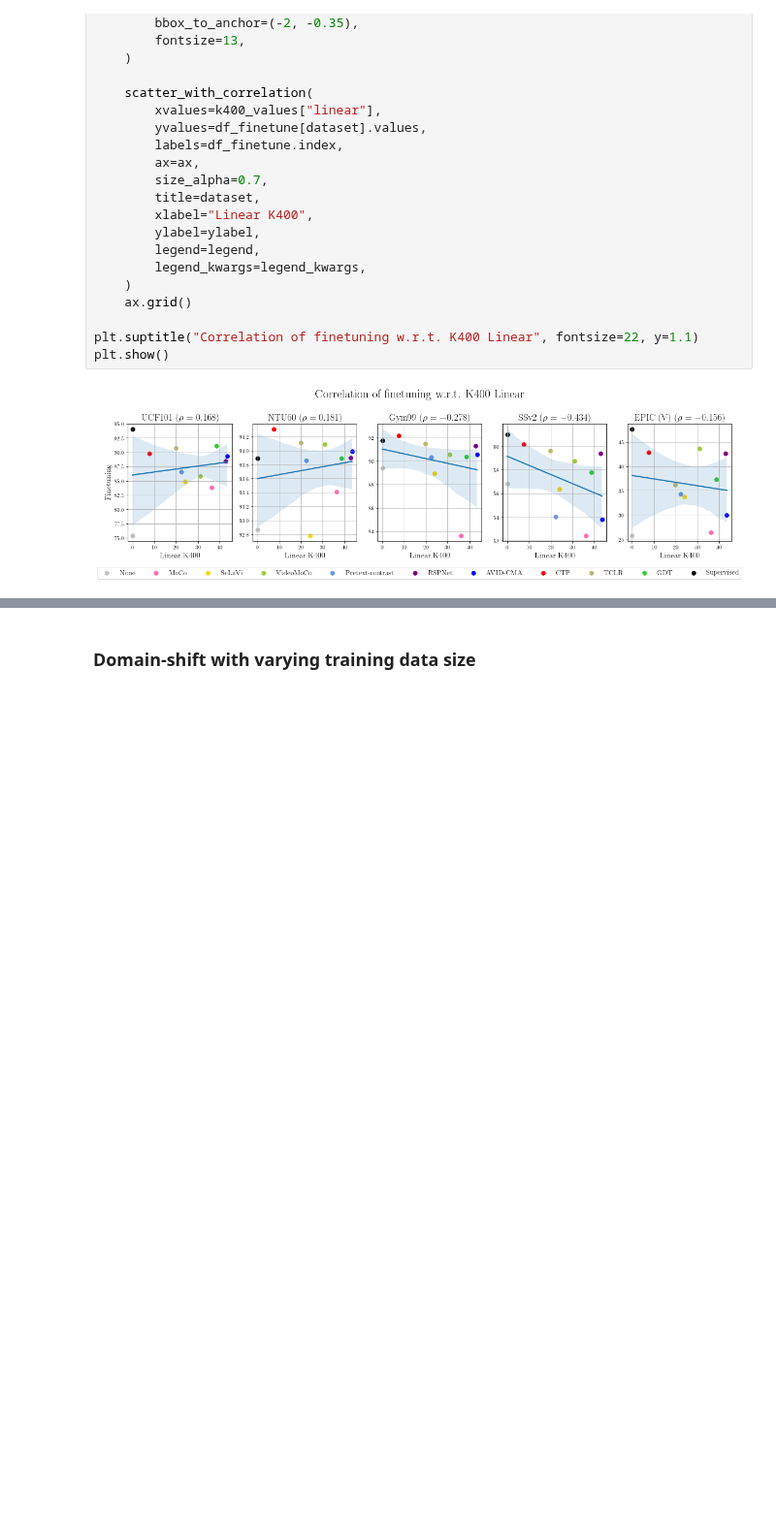
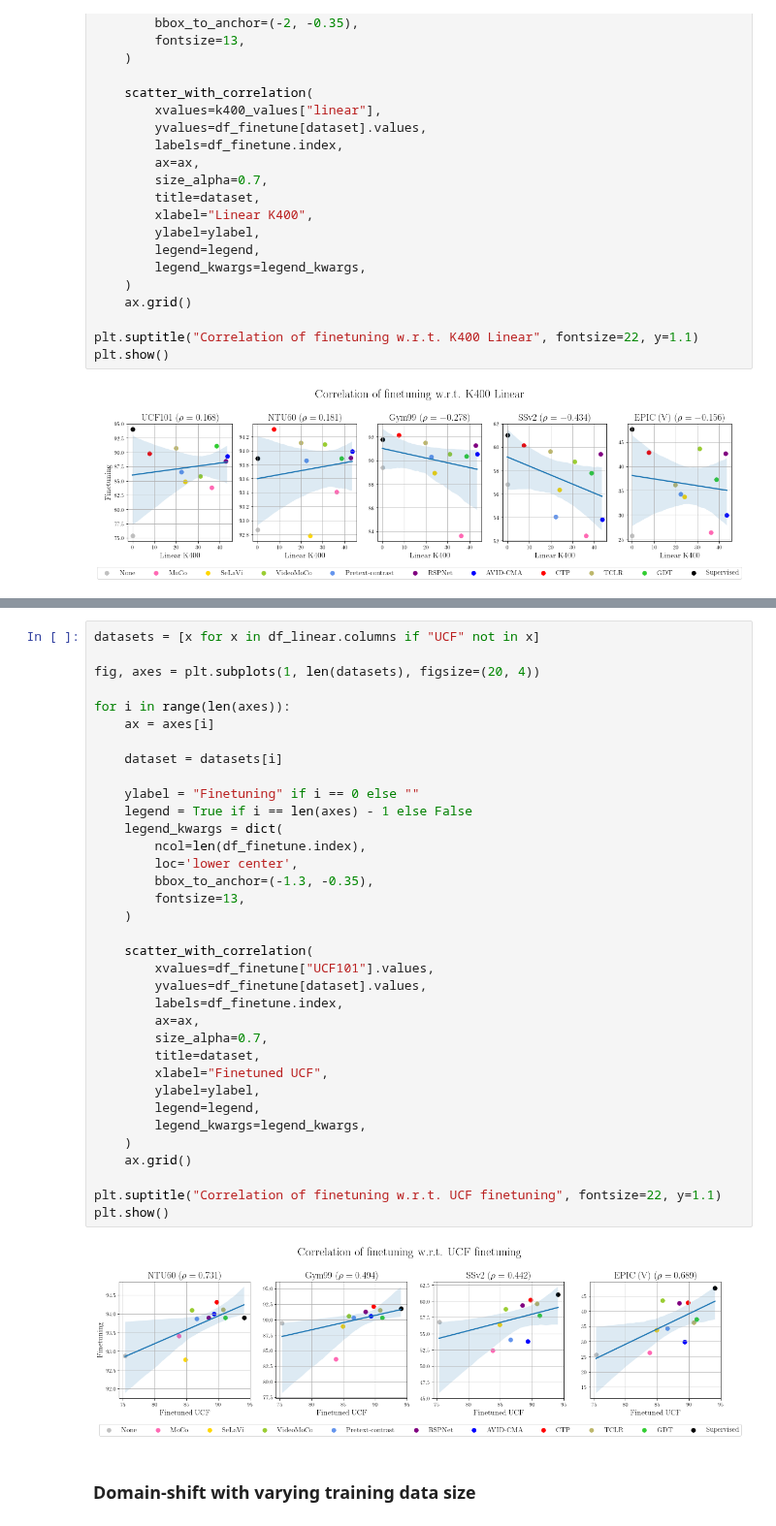
Before and after one commit to bpiyush/ViDA-SSL, a Jupyter notebook: misc/plotting/correlation_plots.ipynb, the cells around one changed output, grey strips where cells are left out. Shown at 97% size. Saved outputs shown, nothing was run; the diff lists cells and outputs as text; blank space fills up the shorter version.

```diff
--- a/misc/plotting/correlation_plots.ipynb
+++ b/misc/plotting/correlation_plots.ipynb
@@ -113,3 +167,40 @@ plt.show()
+# %%
+datasets = [x for x in df_linear.columns if "UCF" not in x]
+
+fig, axes = plt.subplots(1, len(datasets), figsize=(20, 4))
+
+for i in range(len(axes)):
+    ax = axes[i]
+
+    dataset = datasets[i]
+
+    ylabel = "Finetuning" if i == 0 else ""
+    legend = True if i == len(axes) - 1 else False
+    legend_kwargs = dict(
+        ncol=len(df_finetune.index),
+        loc='lower center',
+        bbox_to_anchor=(-1.3, -0.35),
+        fontsize=13,
+    )
+
+    scatter_with_correlation(
+        xvalues=df_finetune["UCF101"].values,
+        yvalues=df_finetune[dataset].values,
+        labels=df_finetune.index,
+        ax=ax,
+        size_alpha=0.7,
+        title=dataset,
+        xlabel="Finetuned UCF",
+        ylabel=ylabel,
+        legend=legend,
+        legend_kwargs=legend_kwargs,
+    )
+    ax.grid()
+
+plt.suptitle("Correlation of finetuning w.r.t. UCF finetuning", fontsize=22, y=1.1)
+plt.show()
+# %% [output]
+[figure, added]
 # %% [markdown]
 ### Domain-shift with varying training data size
 # %%
```
Also changed, not shown: parts of 15 cells of this notebook, 1 other file.
